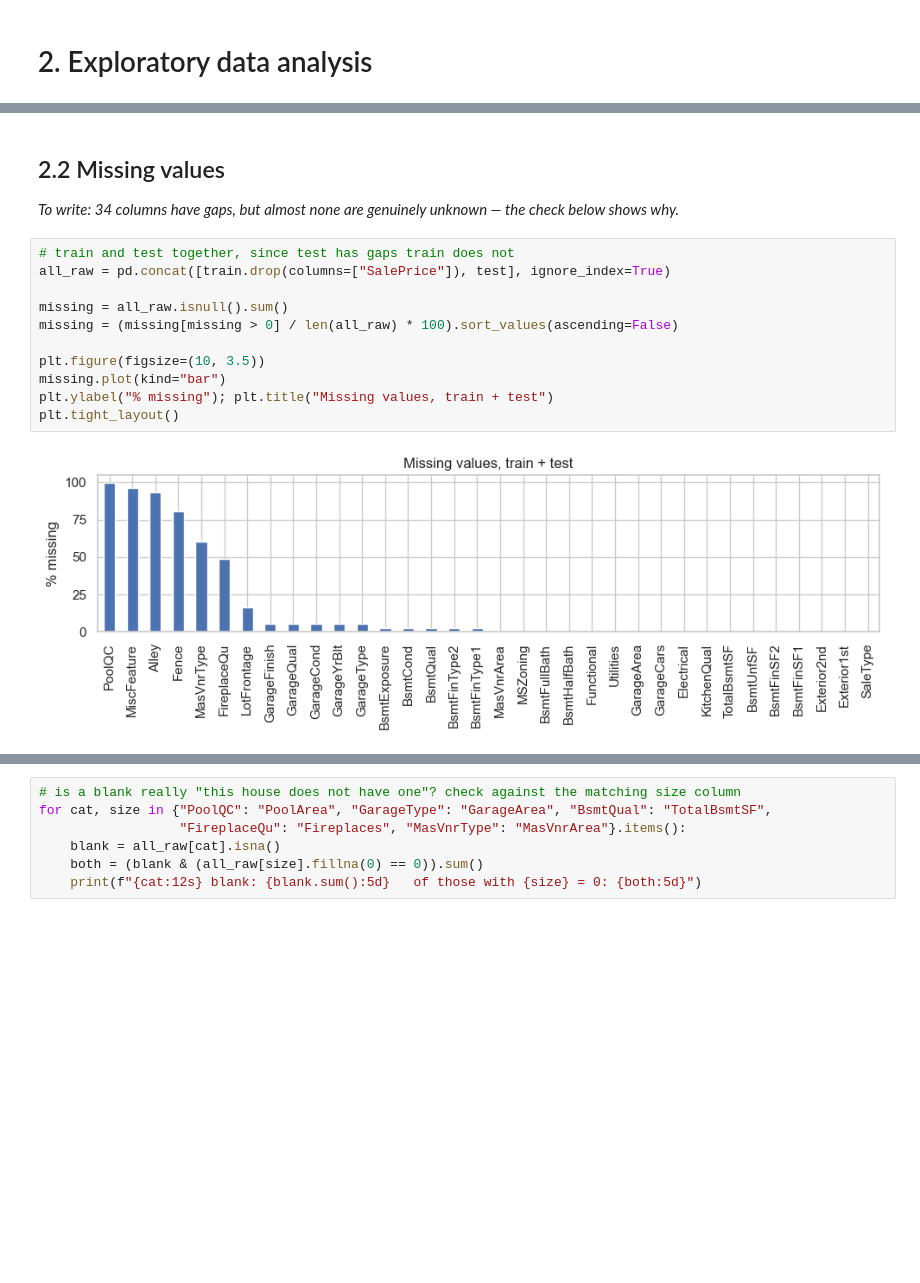
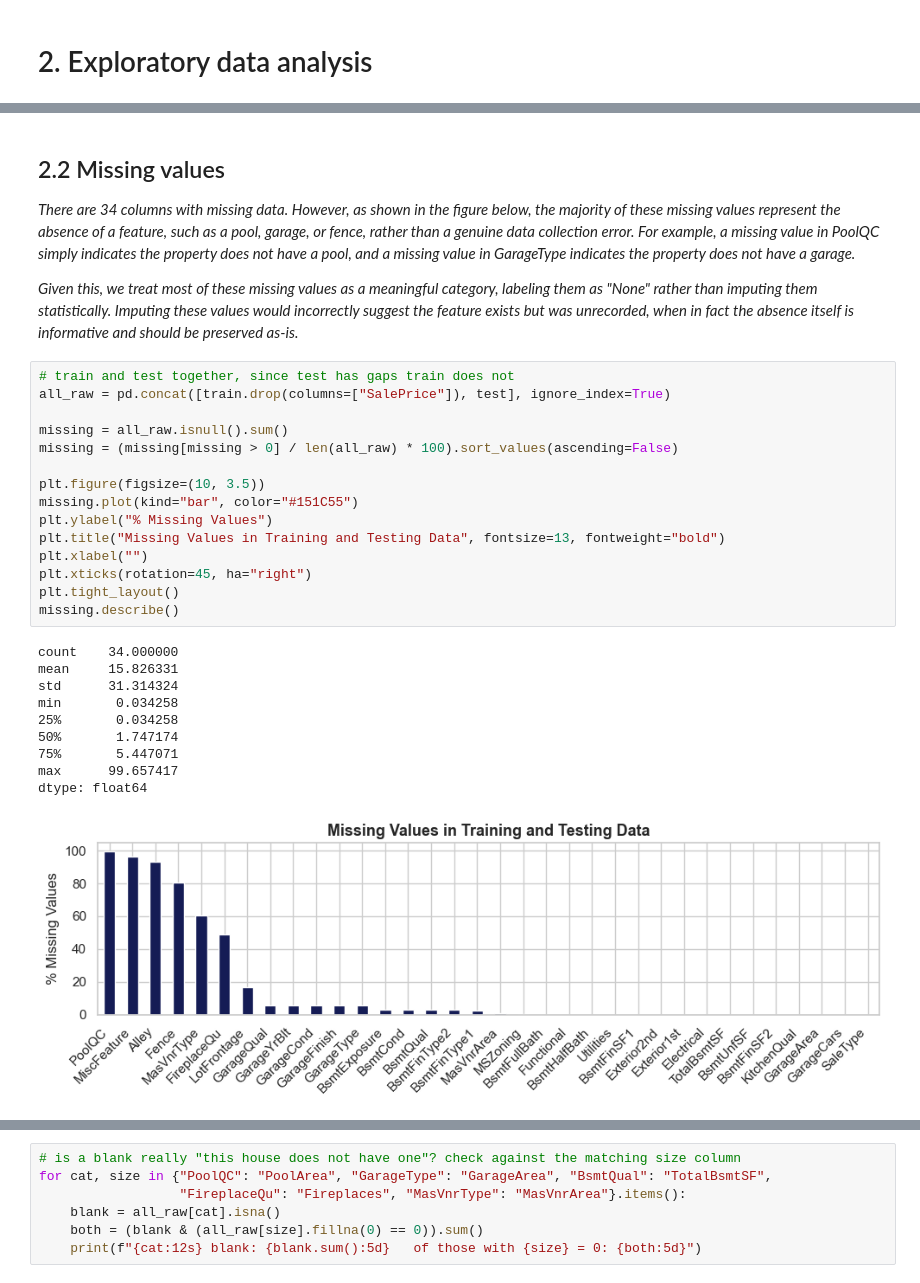
Before and after one commit to siddharthyashkukreja-cloud/smu_programming_group, a Jupyter notebook: ACCT682_Housing_prices.ipynb, the cells around one changed output, grey strips where cells are left out. Drawn from its saved outputs; the diff is of its cells as text; blank space fills up the shorter version.

```diff
--- a/ACCT682_Housing_prices.ipynb
+++ b/ACCT682_Housing_prices.ipynb
@@ -81,17 +90,32 @@ plt.tight_layout()
 # %% [markdown]
 ## 2.2 Missing values
 
-*To write: 34 columns have gaps, but almost none are genuinely unknown — the check below shows why.*
+*There are 34 columns with missing data. However, as shown in the figure below, the majority of these missing values represent the absence of a feature, such as a pool, garage, or fence, rather than a genuine data collection error. For example, a missing value in PoolQC simply indicates the property does not have a pool, and a missing value in GarageType indicates the property does not have a garage.*
+
+*Given this, we treat most of these missing values as a meaningful category,  labeling them as "None" rather than imputing them statistically. Imputing these values would incorrectly suggest the feature exists but was unrecorded, when in fact the absence itself is informative and should be preserved as-is.*
 # %%
 # train and test together, since test has gaps train does not
 all_raw = pd.concat([train.drop(columns=["SalePrice"]), test], ignore_index=True)
 
 missing = all_raw.isnull().sum()
 missing = (missing[missing > 0] / len(all_raw) * 100).sort_values(ascending=False)
 
 plt.figure(figsize=(10, 3.5))
-missing.plot(kind="bar")
-plt.ylabel("% missing"); plt.title("Missing values, train + test")
+missing.plot(kind="bar", color="#151C55")
+plt.ylabel("% Missing Values")
+plt.title("Missing Values in Training and Testing Data", fontsize=13, fontweight="bold")
+plt.xlabel("")
+plt.xticks(rotation=45, ha="right")
 plt.tight_layout()
+missing.describe()
 # %% [output]
+count    34.000000
+mean     15.826331
+std      31.314324
+min       0.034258
+25%       0.034258
+50%       1.747174
+75%       5.447071
+max      99.657417
+dtype: float64
-[figure, old version]
+[figure, new version]
```
Also changed, not shown: parts of 23 cells of this notebook, 2 other files.
